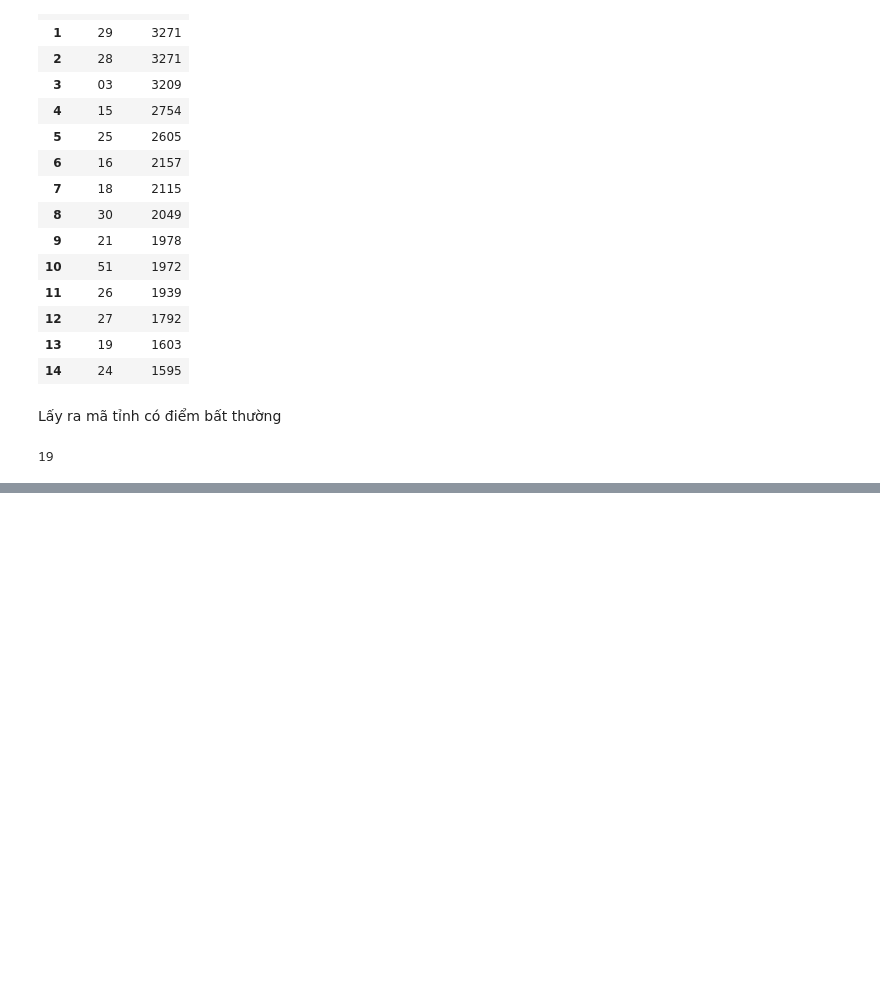
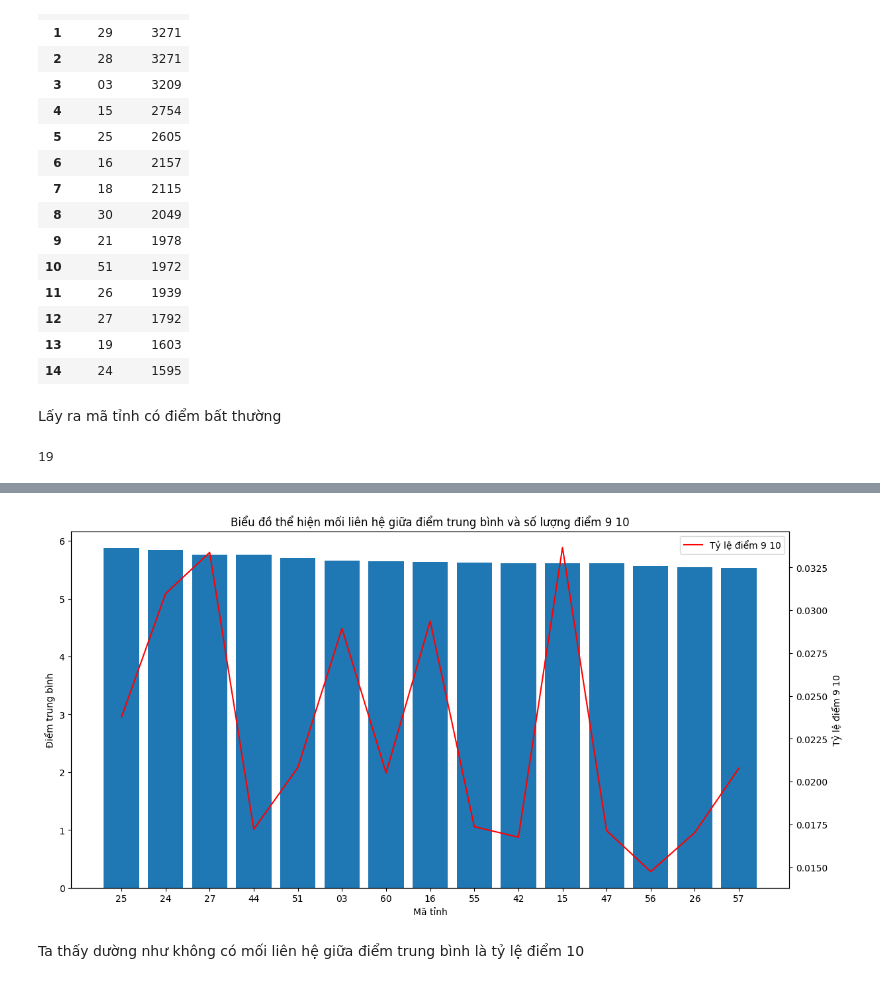
Before and after one commit to yakhimm/LP4KHDL, a Jupyter notebook: Data_Collection/cauhoi.ipynb, the cells around one changed output, grey strips where cells are left out. Drawn from its saved outputs; the diff is of its cells as text; code cells hidden in the pictures; blank space fills up the shorter version.

```diff
--- a/Data_Collection/cauhoi.ipynb
+++ b/Data_Collection/cauhoi.ipynb
@@ -497,0 +563,19 @@ MỚI LÀM 1 NĂM + CHƯA VẼ BIỂU ĐỒ. ĐỢI BỔ SUNG
+# %%
+top15_avescore = df_check_valid.sort_values('Mean',ascending =False).head(15)
+
+fig,ax = plt.subplots(figsize = (14,7))
+ax.bar(top15_avescore.index,top15_avescore['Mean'])
+
+ax2=ax.twinx()
+ax2.plot(top15_avescore.index,(top15_avescore['NumOf9']/(top15_avescore['Num']*6)),color="red",label = 'Tỷ lệ điểm 9 10')
+
+ax.set_xlabel('Mã tỉnh')
+ax.set_ylabel('Điểm trung bình')
+ax2.set_ylabel('Tỷ lệ điểm 9 10')
+plt.title('Biểu đồ thể hiện mối liên hệ giữa điểm trung bình và số lượng điểm 9 10')
+plt.legend()
+plt.show()
+# %% [output]
+[figure, added]
+# %% [markdown]
+Ta thấy dường như không có mối liên hệ giữa điểm trung bình là tỷ lệ điểm 10
```
Also changed, not shown: parts of 6 cells of this notebook.
